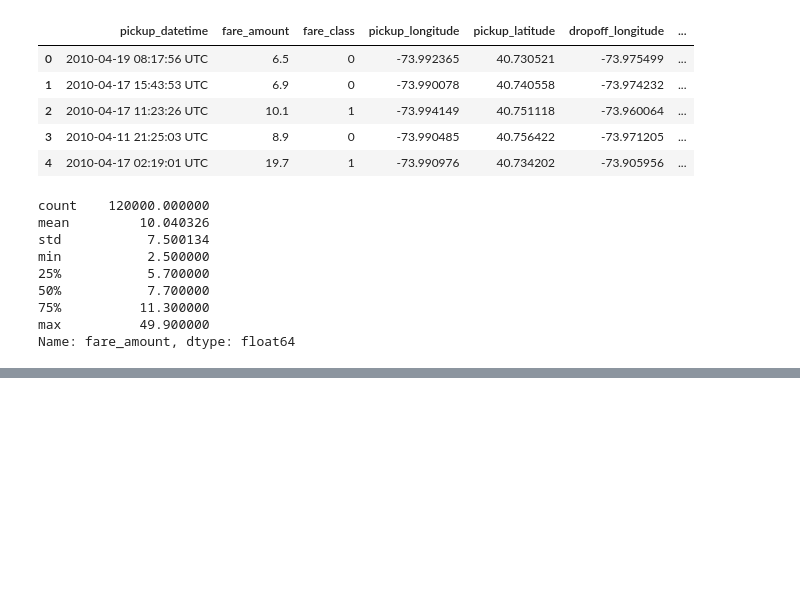
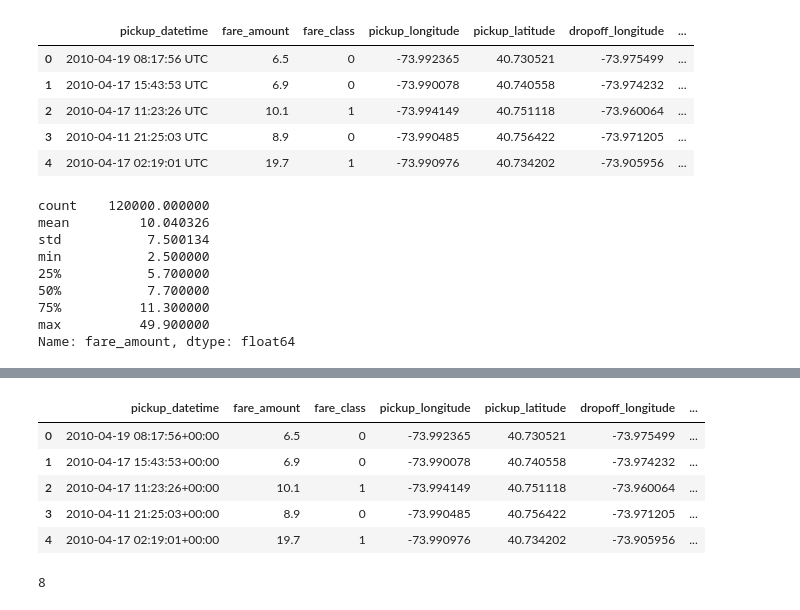
Before and after one commit to zeynepalici/neural-networks-with-pytorch, a Jupyter notebook: 05- ANN/05-full-ANN.ipynb, the cells around one changed output, grey strips where cells are left out. Cells and saved outputs as stored; diff of their text form; code cells hidden in the pictures; blank space fills up the shorter version.

```diff
--- a/05- ANN/05-full-ANN.ipynb
+++ b/05- ANN/05-full-ANN.ipynb
@@ -33,0 +54,18 @@ Name: fare_amount, dtype: float64
+# %%
+def haversine_distance(df, lat1, long1, lat2, long2):
+    """
+    Calculates the haversine distance between 2 sets of GPS coordinates in df
+    """
+    r = 6371  # average radius of Earth in kilometers
+
+    phi1 = np.radians(df[lat1])
+    phi2 = np.radians(df[lat2])
+
+    delta_phi = np.radians(df[lat2]-df[lat1])
+    delta_lambda = np.radians(df[long2]-df[long1])
+
+    a = np.sin(delta_phi/2)**2 + np.cos(phi1) * np.cos(phi2) * np.sin(delta_lambda/2)**2
+    c = 2 * np.arctan2(np.sqrt(a), np.sqrt(1-a))
+    d = (r * c) # in kilometers
+
+    return d
@@ -33,0 +79,2 @@ Name: fare_amount, dtype: float64
+# %%
+df['dist_km'] = haversine_distance(df,'pickup_latitude','pickup_longitude','dropoff_latitude','dropoff_longitude')
@@ -33,0 +109,2 @@ Name: fare_amount, dtype: float64
+# %%
+df['pickup_datetime'] = pd.to_datetime(df['pickup_datetime'])
@@ -33,0 +130,9 @@ Name: fare_amount, dtype: float64
+# %%
+df.head()
+# %% [output]
+|  | pickup_datetime | fare_amount | fare_class | pickup_longitude | pickup_latitude | dropoff_longitude | ... |
+| 0 | 2010-04-19 08:17:56+00:00 | 6.5 | 0 | -73.992365 | 40.730521 | -73.975499 | ... |
+| 1 | 2010-04-17 15:43:53+00:00 | 6.9 | 0 | -73.990078 | 40.740558 | -73.974232 | ... |
+| 2 | 2010-04-17 11:23:26+00:00 | 10.1 | 1 | -73.994149 | 40.751118 | -73.960064 | ... |
+| 3 | 2010-04-11 21:25:03+00:00 | 8.9 | 0 | -73.990485 | 40.756422 | -73.971205 | ... |
+| 4 | 2010-04-17 02:19:01+00:00 | 19.7 | 1 | -73.990976 | 40.734202 | -73.905956 | ... |
@@ -33,0 +141,4 @@ Name: fare_amount, dtype: float64
+# %%
+my_time.hour
+# %% [output]
+8
```
Also changed, not shown: parts of 57 cells of this notebook, 2 other files.
